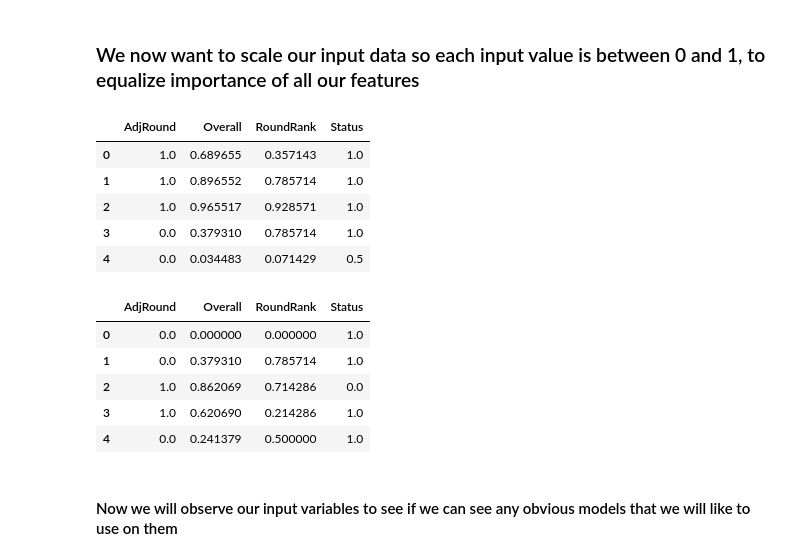
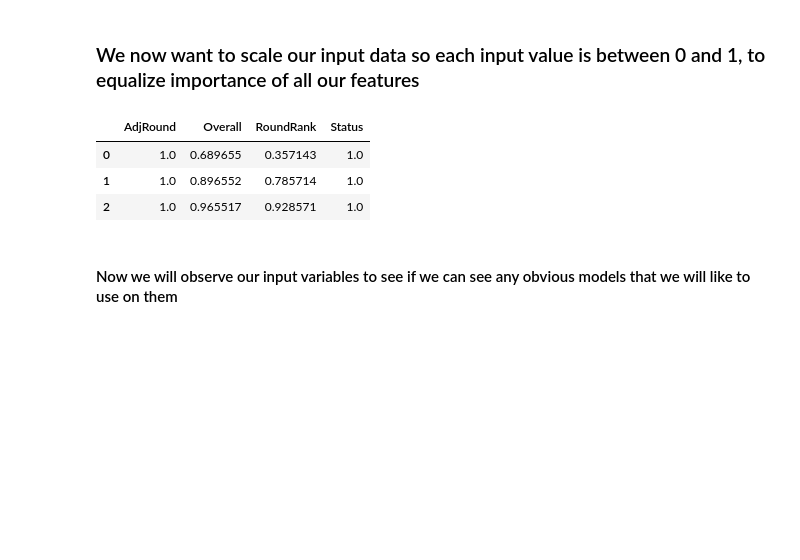
Before and after one commit to minchanhan/CompareNHLDraftPicks, a Jupyter notebook: CompareLow1stHigh2nd.ipynb, the cells around one changed output. Cells and saved outputs as stored; diff of their text form; code cells hidden in the pictures; blank space fills up the shorter version.

```diff
--- a/CompareLow1stHigh2nd.ipynb
+++ b/CompareLow1stHigh2nd.ipynb
@@ -693,28 +684,17 @@ Name: GP, dtype: int64
 # %%
 from sklearn import preprocessing
 
 min_max_scaler = preprocessing.MinMaxScaler() # Default Range is 0 to 1
 X_train_minmax = min_max_scaler.fit_transform(X_train)
-X_test_minmax = min_max_scaler.transform(X_test)
 
 # Convert back to pandas DataFrame, because sklearn converts the data into a Numpy class
 X_train = pd.DataFrame(X_train_minmax, columns = X_train.columns)
-X_test = pd.DataFrame(X_test_minmax, columns = X_test.columns)
-display(X_train.head(5))
-display(X_test.head(5))
+display(X_train.head(3))
 # %% [output]
 |  | AdjRound | Overall | RoundRank | Status |
 | 0 | 1.0 | 0.689655 | 0.357143 | 1.0 |
 | 1 | 1.0 | 0.896552 | 0.785714 | 1.0 |
 | 2 | 1.0 | 0.965517 | 0.928571 | 1.0 |
-| 3 | 0.0 | 0.379310 | 0.785714 | 1.0 |
-| 4 | 0.0 | 0.034483 | 0.071429 | 0.5 |
-|  | AdjRound | Overall | RoundRank | Status |
-| 0 | 0.0 | 0.000000 | 0.000000 | 1.0 |
-| 1 | 0.0 | 0.379310 | 0.785714 | 1.0 |
-| 2 | 1.0 | 0.862069 | 0.714286 | 0.0 |
-| 3 | 1.0 | 0.620690 | 0.214286 | 1.0 |
-| 4 | 0.0 | 0.241379 | 0.500000 | 1.0 |
 # %% [markdown]
 #### Now we will observe our input variables to see if we can see any obvious models that we will like to use on them
 # %%
```
Also changed, not shown: parts of 12 cells of this notebook.
